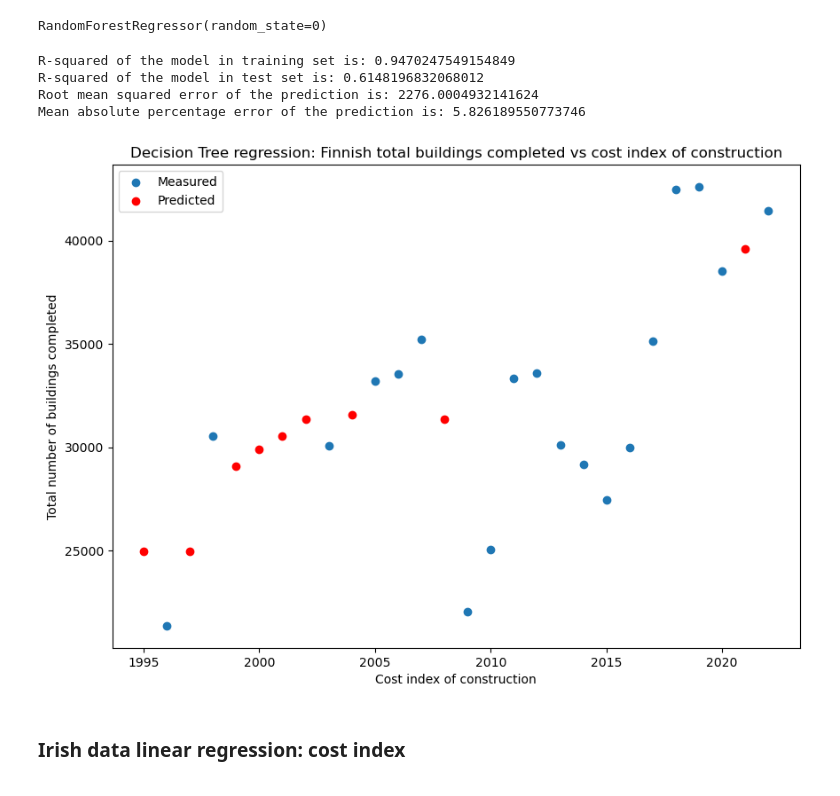
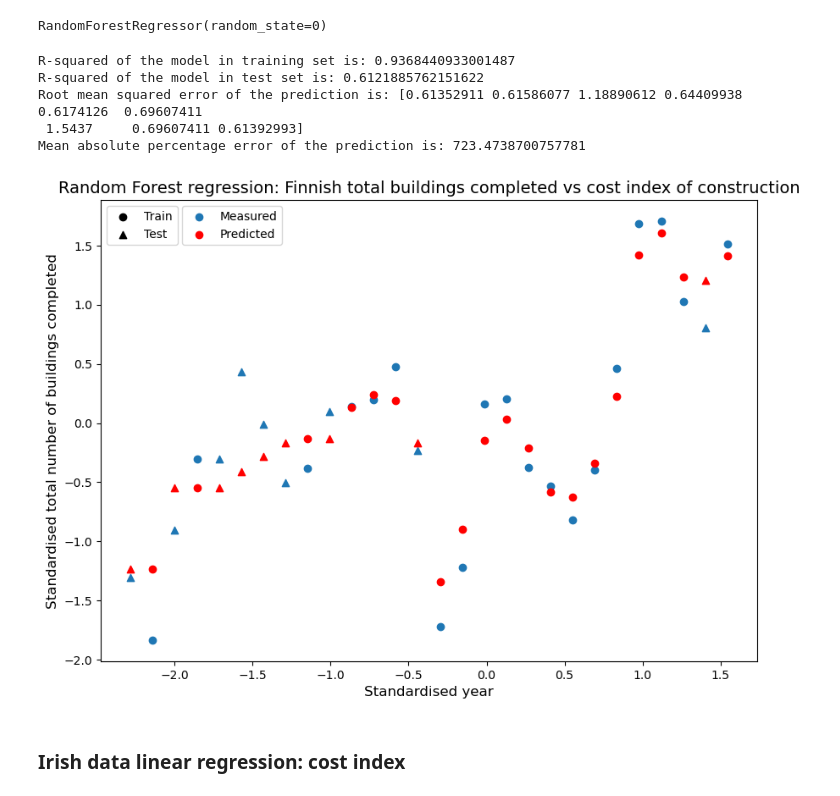
Before and after one commit to coharaCNJ/M.Sc.-Data-Analytics-Semester-1-CA1, a Jupyter notebook: 3_Linear_regression.ipynb, the cells around one changed output. Cells and saved outputs as stored; diff of their text form; code cells hidden in the pictures.

```diff
--- a/3_Linear_regression.ipynb
+++ b/3_Linear_regression.ipynb
@@ -184,6 +293,14 @@ X_train, X_test, y_train, y_test = train_test_split(X, y, test_size=0.3, random_
 
 X_train = X_train.values.reshape(-1,1)
 X_test = X_test.values.reshape(-1,1)
+y_train = y_train.values.reshape(-1,1)
+y_test = y_test.values.reshape(-1,1)
+# %%
+X_train = sc.fit_transform(X_train)
+X_test = sc.transform(X_test)
+# %%
+y_train = sc.fit_transform(y_train)
+y_test = sc.transform(y_test)
 # %%
 ridgeregr = GridSearchCV(Ridge(),
                     param_grid={
@@ -278,28 +397,36 @@ regressor.fit(X_train, y_train)
 # %% [output]
 RandomForestRegressor(random_state=0)
 # %%
-y_pred_random = regressor.predict(X_test)
+y_pred_random_test = regressor.predict(X_test)
+y_pred_random_train = regressor.predict(X_train)
 # %%
 print("R-squared of the model in training set is: {}".format(regressor.score(X_train, y_train)))
 print("R-squared of the model in test set is: {}".format(regressor.score(X_test, y_test)))
-print("Root mean squared error of the prediction is: {}".format(mse(y_test, y_pred_random)**(1/2)))
-print("Mean absolute percentage error of the prediction is: {}".format(np.mean(np.abs((y_test - y_pred_random) / y_test)) * 100))
+print("Root mean squared error of the prediction is: {}".format(mse(y_test, y_pred_random_test)**(1/2)))
+print("Mean absolute percentage error of the prediction is: {}".format(np.mean(np.abs((y_test - y_pred_random_test) / y_test)) * 100))
 # %% [output]
-R-squared of the model in training set is: 0.9470247549154849
-R-squared of the model in test set is: 0.6148196832068012
-Root mean squared error of the prediction is: 2276.0004932141624
-Mean absolute percentage error of the prediction is: 5.826189550773746
+R-squared of the model in training set is: 0.9368440933001487
+R-squared of the model in test set is: 0.6121885762151622
+Root mean squared error of the prediction is: [0.61352911 0.61586077 1.18890612 0.64409938 0.6174126  0.69607411
+ 1.5437     0.69607411 0.61392993]
+Mean absolute percentage error of the prediction is: 723.4738700757781
 # %%
 plt.figure(figsize=(10, 10/sqrt(2)))
-plt.title("Decision Tree regression: Finnish total buildings completed vs cost index of construction", size=12)
-plt.scatter(X_train, y_train)
-plt.scatter(X_test, y_pred_random, c="red")
-plt.xlabel("Cost index of construction")
-plt.ylabel("Total number of buildings completed")
-plt.legend(['Measured', 'Predicted'])
+plt.title("Random Forest regression: Finnish total buildings completed vs cost index of construction", size=14)
+tt = plt.scatter(X_train, y_train)
+tp = plt.scatter(X_train, y_pred_random_train, c="red")
+xt = plt.scatter(X_test, y_test, marker = "^", c="C0")
+xp = plt.scatter(X_test, y_pred_random_test, c="red", marker = "^")
+plt.xlabel("Standardised year", size = 12)
+plt.ylabel("Standardised total number of buildings completed", size= 12)
+legend1 = plt.legend((tt, xt),('Train', 'Test'))
+legend1.legendHandles[0].set_color('black')
+legend1.legendHandles[1].set_color('black')
+plt.legend((tt, tp),('Measured', 'Predicted'), loc = "upper center", bbox_to_anchor=(0.2, 1))
+plt.gca().add_artist(legend1)
 plt.show()
 # %% [output]
-[figure, old version]
+[figure, new version]
 # %% [markdown]
 ### Irish data linear regression: cost index
 # %%
```
Also changed, not shown: parts of 26 cells of this notebook, 9 other files.
